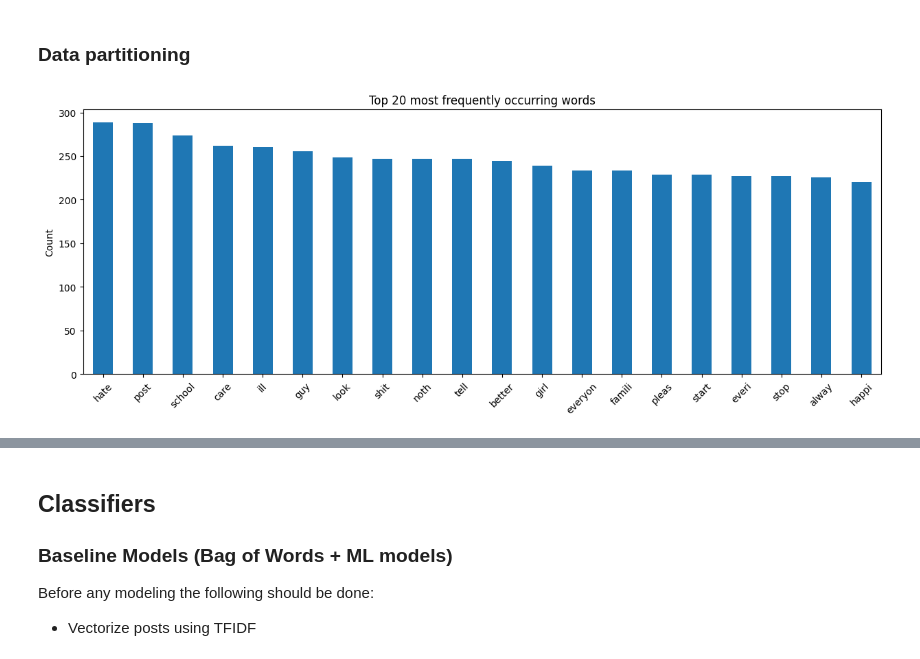
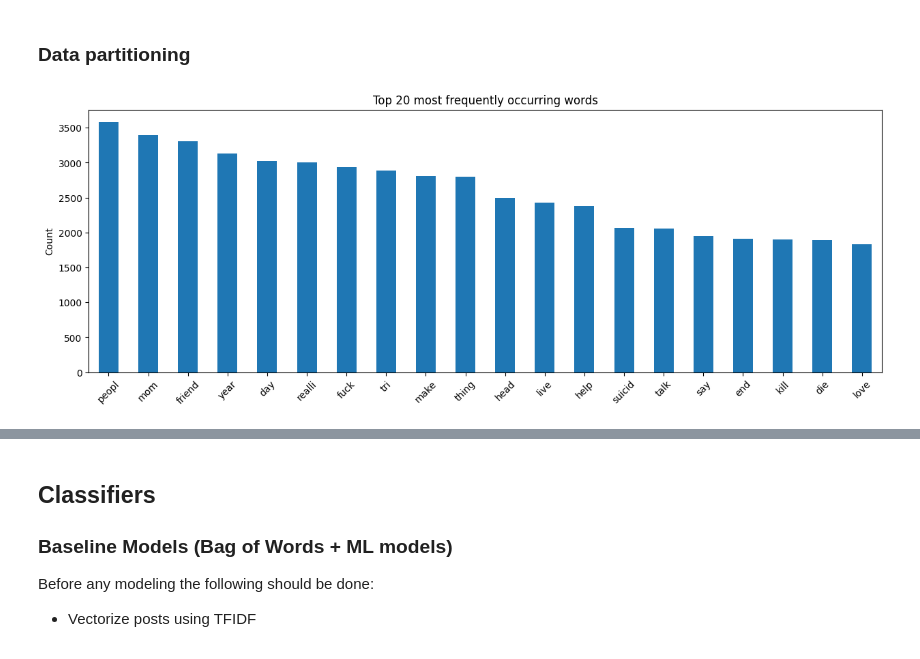
Before and after one commit to eugenebaraka/Predict-Suicidal-Ideation-on-Reddit, a Jupyter notebook: predict suicidal ideation/suicide-classification.ipynb, the cells around one changed output, grey strips where cells are left out. Cells and saved outputs as stored; diff of their text form; code cells hidden in the pictures.

```diff
--- a/predict suicidal ideation/suicide-classification.ipynb
+++ b/predict suicidal ideation/suicide-classification.ipynb
@@ -54,7 +54,7 @@ plot_distributions(data=reddit_data, x="class", figsize=(10,7), title= "Distribu
 # %% [markdown]
 The target variable is perfectly balanced, meaning 50% are suicidal posts while the other half is not.
 # %%
-reddit_data = reddit_data.sample(frac=0.1, random_state=1)
+reddit_data = reddit_data.sample(frac=0.05, random_state=1)
 # %% [markdown]
 ### Name Entity Recognition (NER)
 # %% [markdown]
@@ -240,22 +238,25 @@ y = reddit_data["class"]
 X_train, X_test, y_train, y_test = model_selection.train_test_split(X, y, test_size = 0.3, random_state = 12)
 # %%
 stemmer = nltk.stem.porter.PorterStemmer()
-bow = feature_extraction.text.TfidfVectorizer(stop_words='english', min_df=50, max_df=2000,
-                                            tokenizer=lambda x: [stemmer.stem(i) for i in x.split(" ")])
+bow = feature_extraction.text.CountVectorizer(
+    stop_words='english',
+    min_df=50, max_df=2000,
+    tokenizer=lambda x: [stemmer.stem(i) for i in x.split(" ")]
+    )
 bow.fit(X_train["text_clean"])
 X_train_transformed = bow.transform(X_train["text_clean"])
 X_test_transformed = bow.transform(X_test["text_clean"])
 
 word_counts = pd.DataFrame({"counts": X_train_transformed.toarray().sum(axis=0)},
                                 index=bow.get_feature_names_out()).sort_values("counts",
                                 ascending=False)
 
 # visualize top 20 words in the train set
 word_counts.head(20).plot(kind="bar", figsize=(15, 5), legend=False)
 plt.title(f"Top 20 most frequently occurring words")
 plt.ylabel("Count")
 plt.xticks(rotation=45)
 plt.show()
 # %% [output]
-[figure, old version]
+[figure, new version]
 # %%
```
Also changed, not shown: parts of 26 cells of this notebook.
